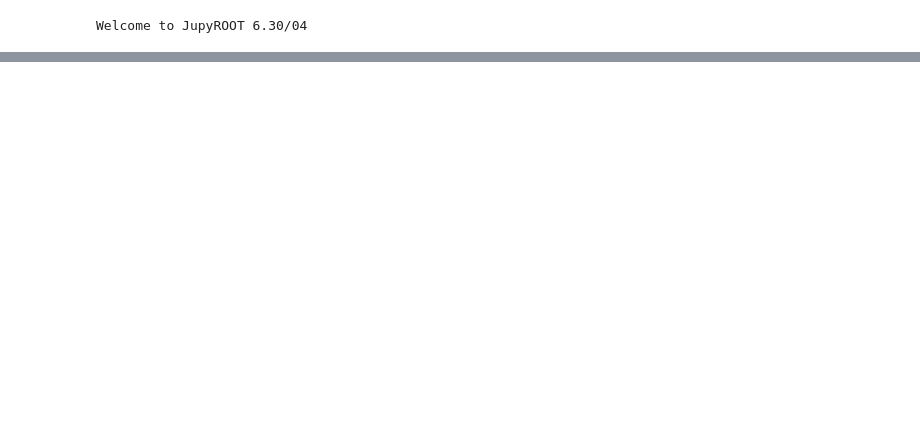
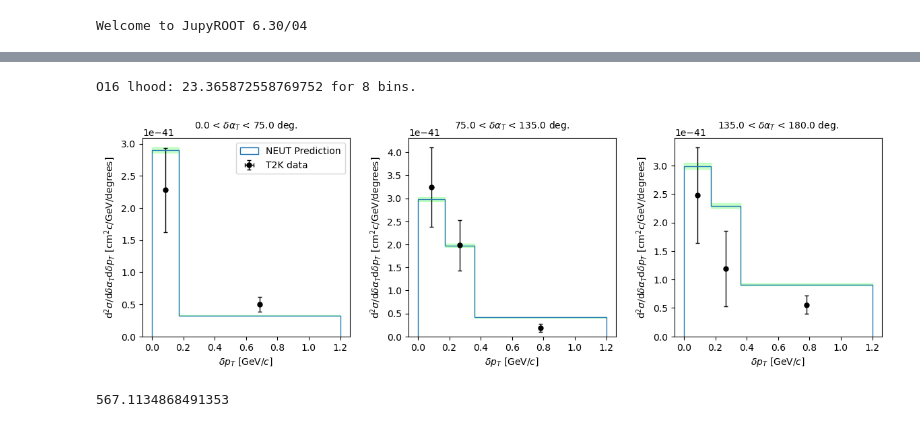
Before and after one commit to NUISANCEMC/notebooks, a Jupyter notebook: T2K_CO_TKI.ipynb, the cells around one changed output, grey strips where cells are left out. Cells and saved outputs as stored; diff of their text form; code cells hidden in the pictures; blank space fills up the shorter version.

Commit message:
multi distribution analysis

```diff
--- a/T2K_CO_TKI.ipynb
+++ b/T2K_CO_TKI.ipynb
@@ -1,8 +1,7 @@
 # %%
 import pyNUISANCE as pn
 rf = pn.RecordFactory()
-hepdata_rec = rf.make_record({"type":"hepdata", "recordref":"hepdata-sandbox:1727977813v1"})
-ana = hepdata_rec.analysis("cross_section_c")
+hepdata_rec = rf.make_record({"type":"hepdata", "recordpath":"/root/software/NUISANCEMC/neutrino_data/data/T2K/CrossSection/CC0Pi_CO_TKI_2024/submission-999999"})
 # %% [output]
 Welcome to JupyROOT 6.30/04
 # %%
@@ -37,21 +47,23 @@ comparison = ana.process(neut_events)
+# %%
+comparison_CO = hepdata_rec.analysis("cross_section_co").process([neut_events_C, neut_events_O])
 # %%
 import matplotlib.pyplot as plt
 
 fig, axes = plt.subplots(1,3, figsize=(12,4))
 
-d_x_bin_centers = pn.Binning.get_bin_centers1D(comparison.data[0].project(0).binning.bins)
-d_x_bin_edges = pn.Binning.get_bin_edges1D(comparison.data[0].project(0).binning.bins)
+d_x_bin_centers = pn.Binning.get_bin_centers1D(comparison_CO.data[0].project(0).binning.bins)
+d_x_bin_edges = pn.Binning.get_bin_edges1D(comparison_CO.data[0].project(0).binning.bins)
 
 # should be able to retrieve these from ana
 x_proj_prettyname = r"$\delta\alpha_{T}$"
 x_proj_unit = r"deg."
 
 for i in range(len(d_x_bin_centers)):
-    d_slice = comparison.data[0].slice(0,d_x_bin_centers[i])
-    p_slice = comparison.predictions[0].slice(0,d_x_bin_centers[i])
+    d_slice = comparison_CO.data[0].slice(0,d_x_bin_centers[i])
+    p_slice = comparison_CO.predictions[0].slice(0,d_x_bin_centers[i])
 
     d_slice.mpl().data_hist(plot_axis=axes[i], label="T2K data")
-    p_slice.mpl().hist(histtype="step", plot_axis=axes[i], label="NEUT Prediction")
+    p_slice.mpl().hist(histtype="step", plot_axis=axes[i], errorband_color="#0F03", label="NEUT Prediction")
 
     axes[i].text(0.5,1.05,f"{d_x_bin_edges[i]} < {x_proj_prettyname} < {d_x_bin_edges[i+1]} {x_proj_unit}",
                 horizontalalignment="center",transform = axes[i].transAxes)
@@ -59,8 +71,6 @@ for i in range(len(d_x_bin_centers)):
     if not i:
         axes[i].legend()
 
-print(f"C12 lhood: {comparison.likelihood()} for {len(comparison.data[0].binning.bins)} bins.")
-
 fig.tight_layout()
 fig.show()
 # %% [output]
@@ -68 +78,35 @@ C12 lhood: 68.5552256868861 for 17 bins.
 [figure]
+# %%
+import matplotlib.pyplot as plt
+
+fig, axes = plt.subplots(1,3, figsize=(12,4))
+
+d_x_bin_centers = pn.Binning.get_bin_centers1D(comparison_CO.data[1].project(0).binning.bins)
+d_x_bin_edges = pn.Binning.get_bin_edges1D(comparison_CO.data[1].project(0).binning.bins)
+
+# should be able to retrieve these from ana
+x_proj_prettyname = r"$\delta\alpha_{T}$"
+x_proj_unit = r"deg."
+
+for i in range(len(d_x_bin_centers)):
+    d_slice = comparison_CO.data[1].slice(0,d_x_bin_centers[i])
+    p_slice = comparison_CO.predictions[1].slice(0,d_x_bin_centers[i])
+
+    d_slice.mpl().data_hist(plot_axis=axes[i], label="T2K data")
+    p_slice.mpl().hist(histtype="step", errorband_color="#0F03", plot_axis=axes[i], label="NEUT Prediction")
+
+    axes[i].text(0.5,1.05,f"{d_x_bin_edges[i]} < {x_proj_prettyname} < {d_x_bin_edges[i+1]} {x_proj_unit}",
+                horizontalalignment="center",transform = axes[i].transAxes)
+
+    if not i:
+        axes[i].legend()
+
+fig.tight_layout()
+fig.show()
+# %% [output]
+O16 lhood: 23.365872558769752 for 8 bins.
+[figure, added]
+# %%
+comparison_CO.likelihood()
+# %% [output]
+567.1134868491353
```
Also changed, not shown: parts of 4 cells of this notebook.
